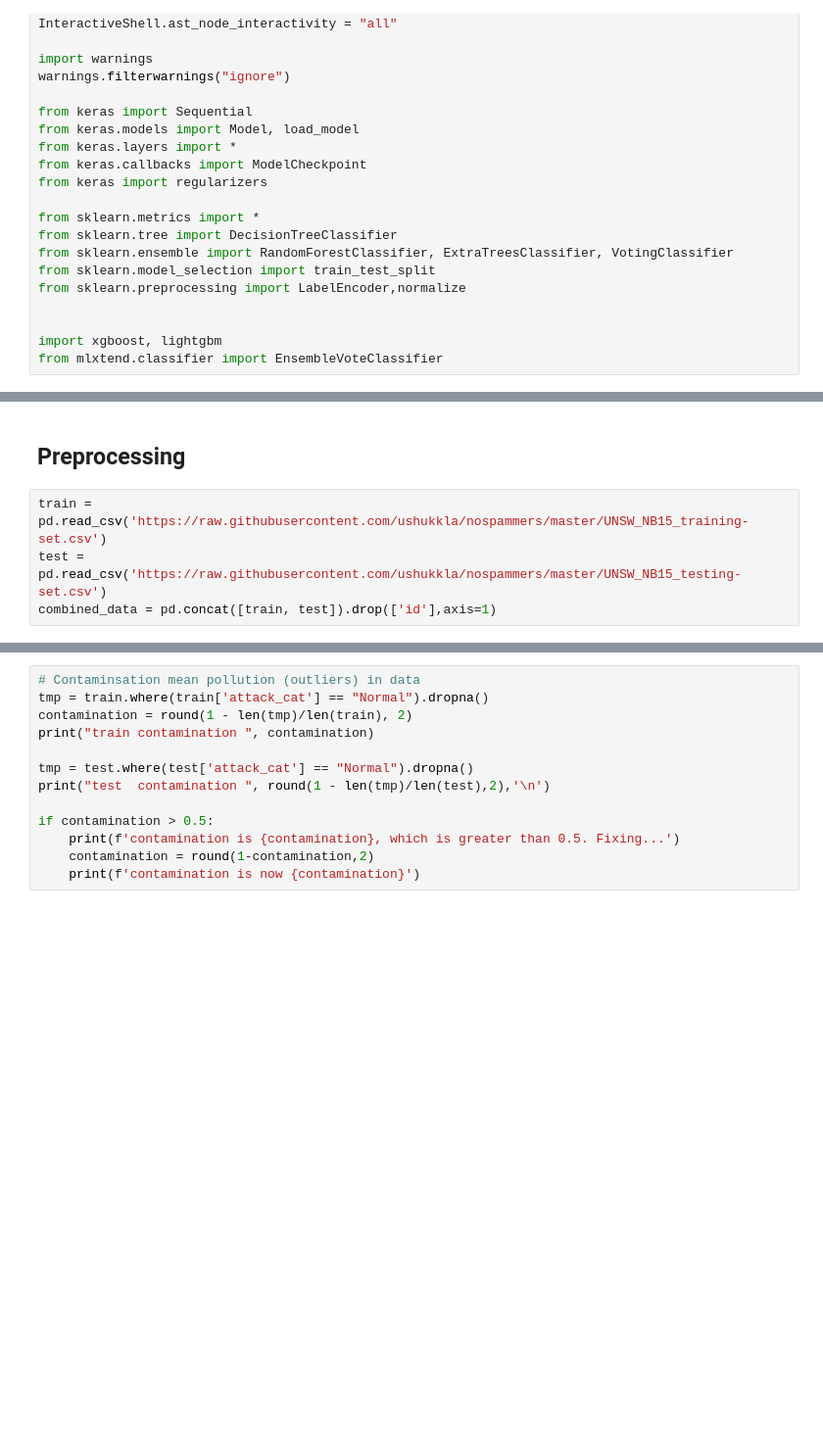
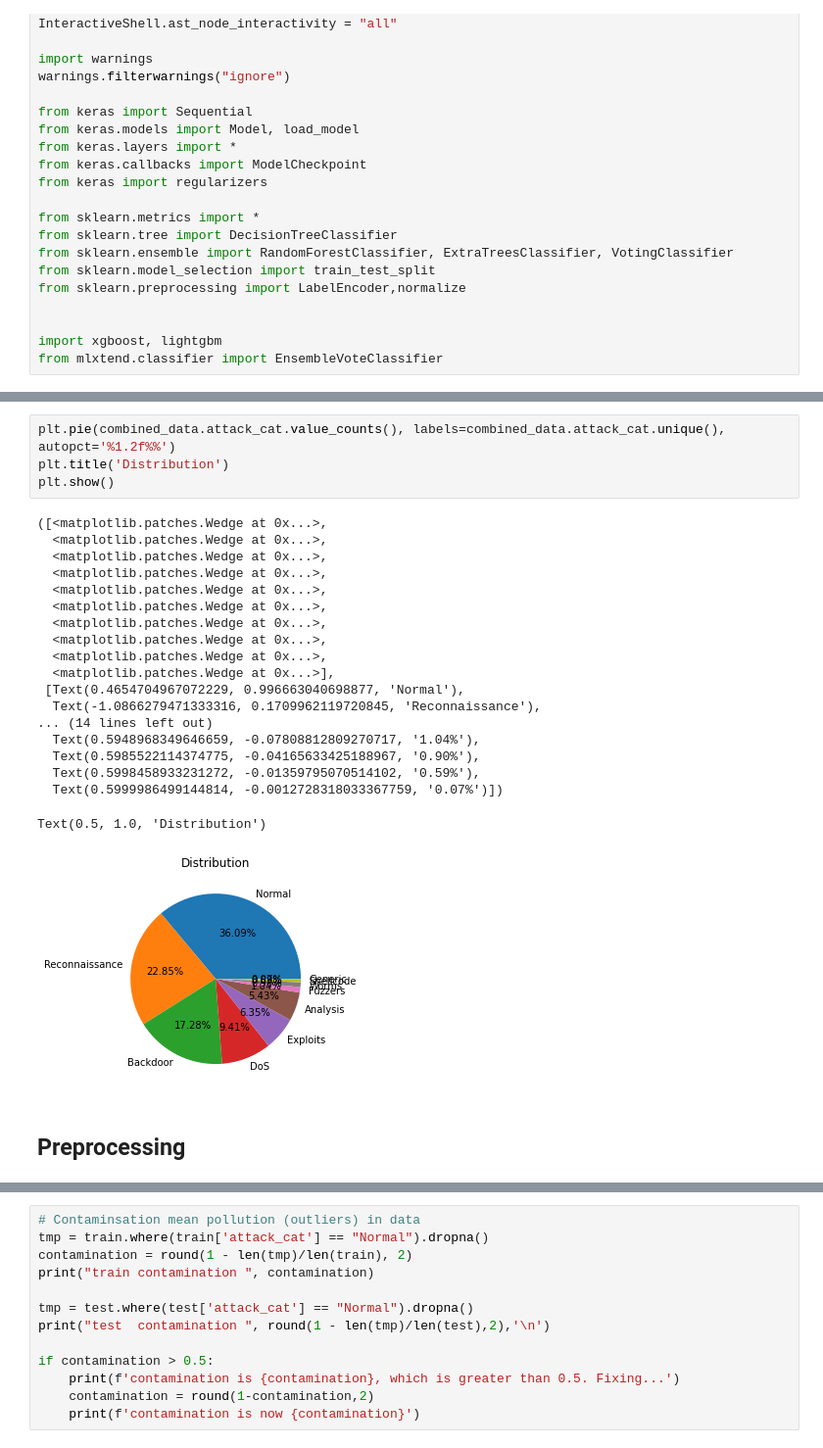
Before and after one commit to divyaKh/CMPE255Project, a Jupyter notebook: project.ipynb, the cells around one changed output, grey strips where cells are left out. Shown at 98% size. Cells and saved outputs as stored; diff of their text form; blank space fills up the shorter version.

Commit message:
add pie chart

```diff
--- a/project.ipynb
+++ b/project.ipynb
@@ -37,6 +75,26 @@ from mlxtend.classifier import EnsembleVoteClassifier
+# %%
+plt.pie(combined_data.attack_cat.value_counts(), labels=combined_data.attack_cat.unique(), autopct='%1.2f%%')
+plt.title('Distribution')
+plt.show()
+# %% [output]
+([<matplotlib.patches.Wedge at 0x...>,
+  <matplotlib.patches.Wedge at 0x...>,
+  <matplotlib.patches.Wedge at 0x...>,
+  <matplotlib.patches.Wedge at 0x...>,
+  <matplotlib.patches.Wedge at 0x...>,
+  <matplotlib.patches.Wedge at 0x...>,
+  <matplotlib.patches.Wedge at 0x...>,
+  <matplotlib.patches.Wedge at 0x...>,
+  <matplotlib.patches.Wedge at 0x...>,
+  <matplotlib.patches.Wedge at 0x...>],
+ [Text(0.4654704967072229, 0.996663040698877, 'Normal'),
+  Text(-1.0866279471333316, 0.1709962119720845, 'Reconnaissance'),
+... (14 lines left out)
+  Text(0.5948968349646659, -0.07808812809270717, '1.04%'),
+  Text(0.5985522114374775, -0.04165633425188967, '0.90%'),
+  Text(0.5998458933231272, -0.01359795070514102, '0.59%'),
+  Text(0.5999986499144814, -0.0012728318033367759, '0.07%')])
+Text(0.5, 1.0, 'Distribution')
+[figure, added]
 # %% [markdown]
 ## Preprocessing
-# %%
-train = pd.read_csv('https://raw.githubusercontent.com/ushukkla/nospammers/master/UNSW_NB15_training-set.csv')
-test = pd.read_csv('https://raw.githubusercontent.com/ushukkla/nospammers/master/UNSW_NB15_testing-set.csv')
-combined_data = pd.concat([train, test]).drop(['id'],axis=1)
```
Also changed, not shown: parts of 4 cells of this notebook.
